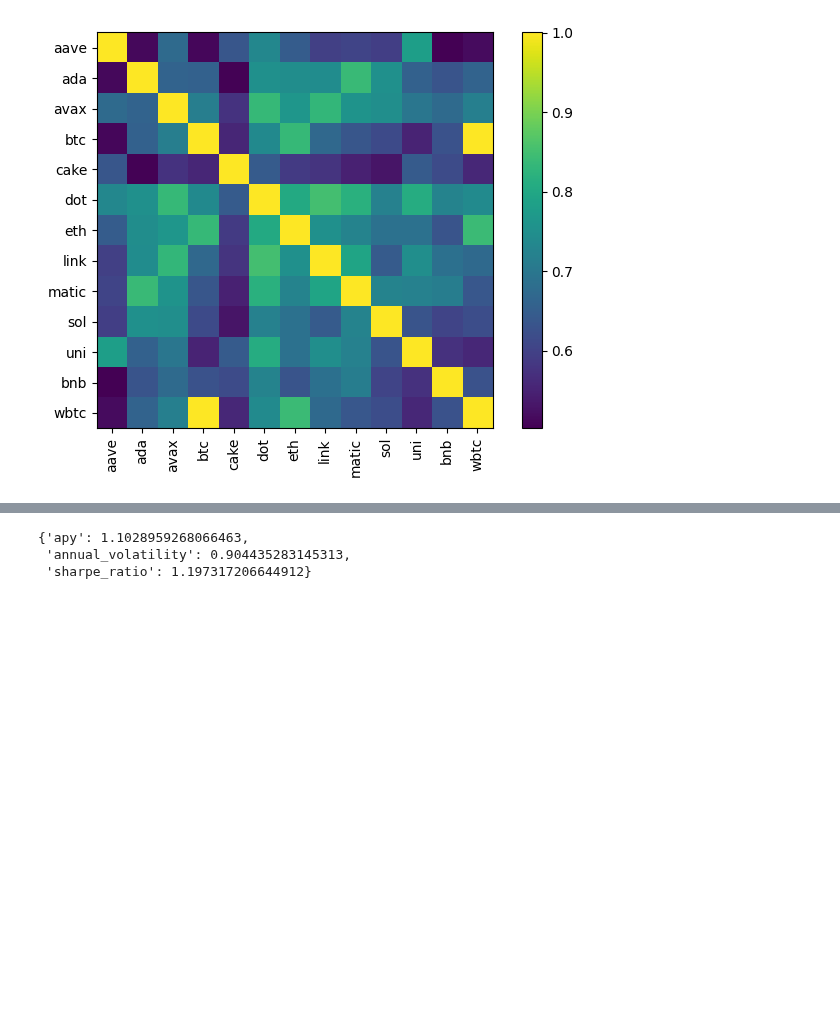
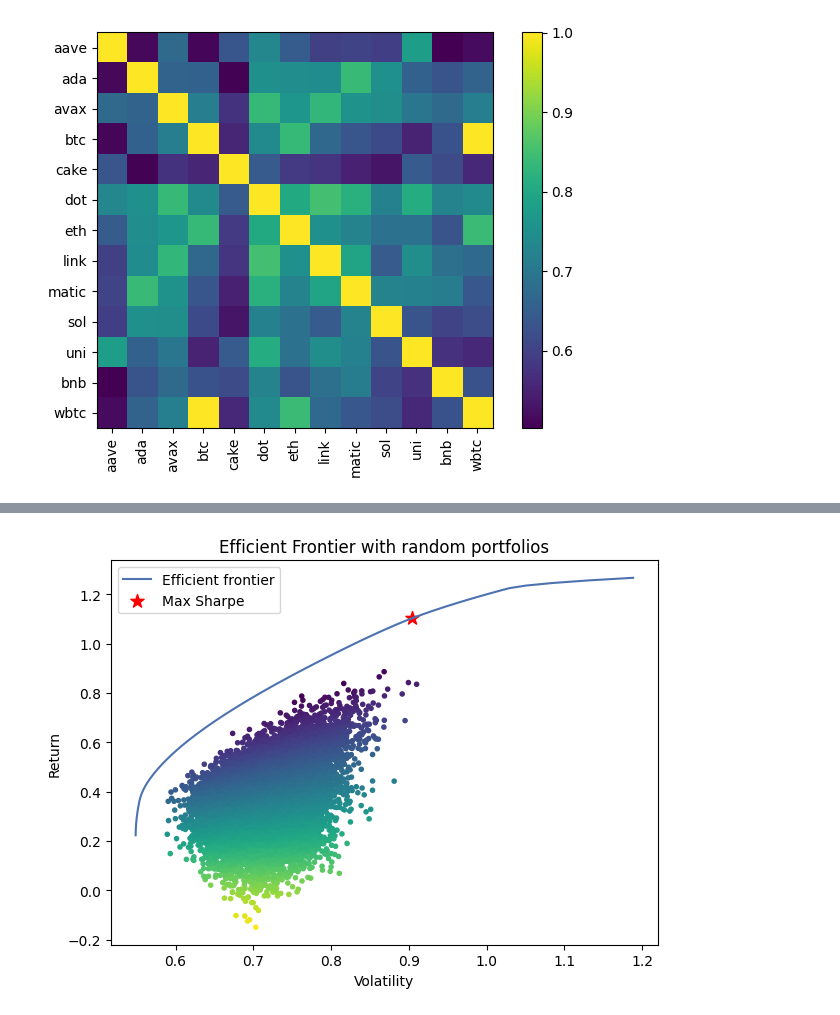
Before and after one commit to arguiot/portfolio, a Jupyter notebook: portfolio.ipynb, the cells around one changed output, grey strips where cells are left out. Drawn from its saved outputs; the diff is of its cells as text; code cells hidden in the pictures; blank space fills up the shorter version.

```diff
--- a/portfolio.ipynb
+++ b/portfolio.ipynb
@@ -162,9 +173,7 @@ dtype: float64
 # %%
-markowitz.get_metrics()
+markowitz.plot_frontier()
 # %% [output]
-{'apy': 1.1028959268066463,
- 'annual_volatility': 0.904435283145313,
- 'sharpe_ratio': 1.197317206644912}
+[figure, added]
 # %%
 from portfolio_optimization.portfolio import weight_diff
 
```
Also changed, not shown: parts of 16 cells of this notebook, 8 other files.
